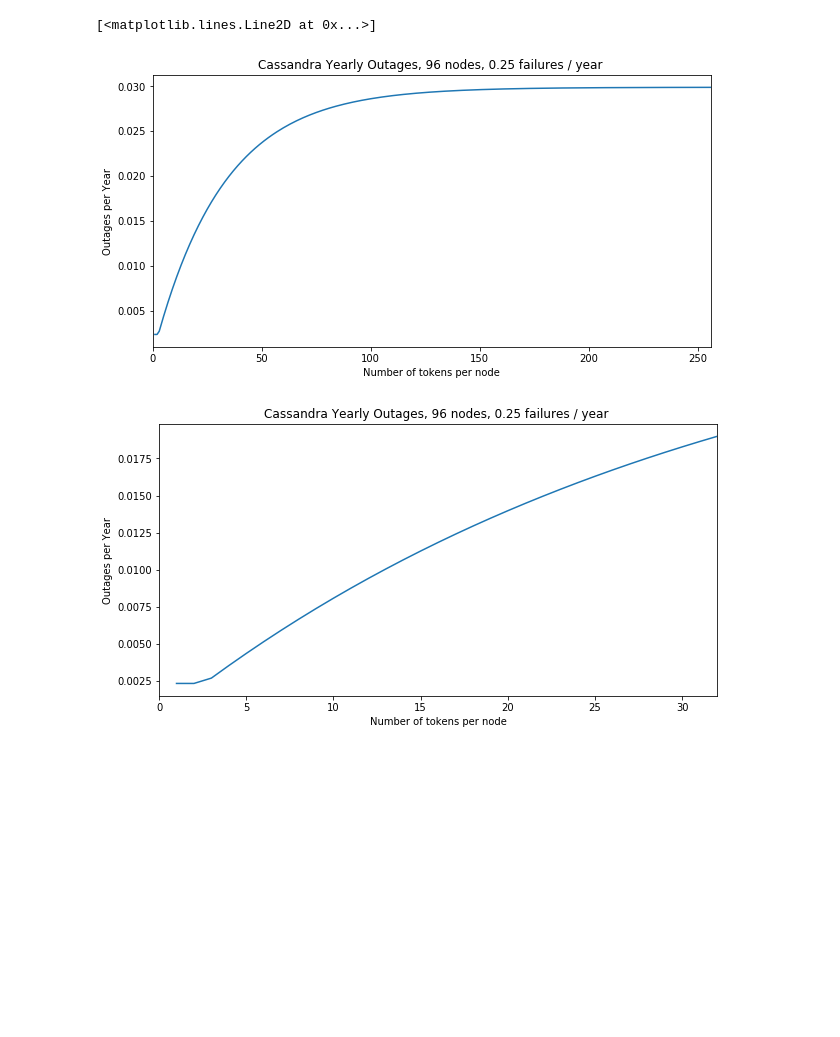
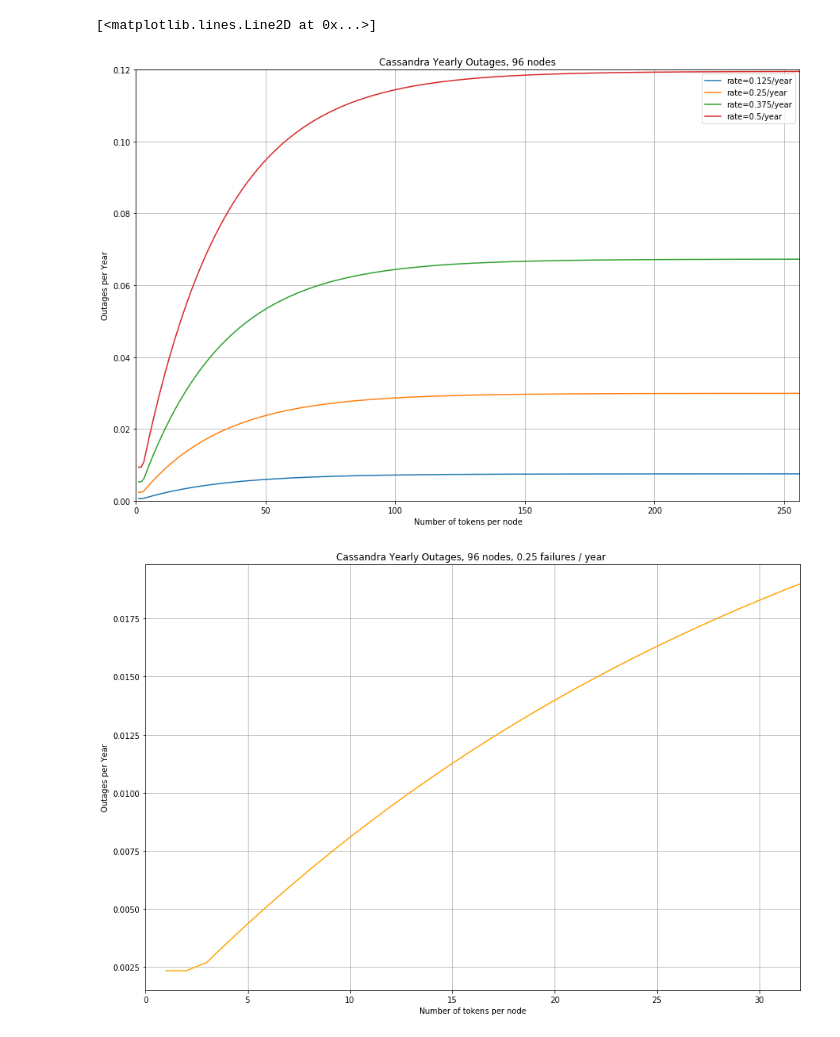
Before and after one commit to jolynch/performance-analysis, a Jupyter notebook: notebooks/cassandra_availability/cassandra_availability.ipynb, the cells around one changed output. Saved outputs shown, nothing was run; the diff lists cells and outputs as text; code cells hidden in the pictures; blank space fills up the shorter version.

```diff
--- a/notebooks/cassandra_availability/cassandra_availability.ipynb
+++ b/notebooks/cassandra_availability/cassandra_availability.ipynb
@@ -16,7 +16,8 @@ def _comb(n, k):
 # optimistic estimate because Cassandra won't place two replicas of the
 # same token on the same machine or rack, but this is close enough for
 # the model
-# https://math.stackexchange.com/questions/72223/finding-expected-number-of-distinct-values-selected-from-a-set-of-integers
+# https://math.stackexchange.com/questions/72223/
+# finding-expected-number-of-distinct-values-selected-from-a-set-of-integers
 def num_neighbors(n, v, rf):
     k = v * (rf - 1)
     # As cassandra is rack aware, we assume #racks == #replicas
@@ -35,7 +36,7 @@ def recovery_c(size, bw_in, bw_out, neighbors):
     return int(size / (min(bw_in, neighbors * bw_out)))
 
 num_nodes = 96
-vnodes = 5
+vnodes = 256
 rf = 3
 # 1000 gigabytes
 node_dataset_mb = 300 * 1024
@@ -62,33 +63,46 @@ for i in (0.125, 0.25, 0.5, 1, 2):
     )
     print(p)
 
-print("\n\nVnode Variability under {0} machine failure rate".format(arate))
-num_vnodes = range(1, 257)
-outages = []
-for vnode in num_vnodes:
-    neighbors = num_neighbors(num_nodes, vnode, rf)
+print("\n\nVnode Variability under various machine failure rates".format(arate))
+
+def compute_outage(vnodes, failure_rate, num_nodes, rf, bw_in, bw_out):
+    neighbors = num_neighbors(num_nodes, vnodes, rf)
     recovery = recovery_c(node_dataset_mb, bw_in, bw_out, neighbors)
-    failures = exp_failures(num_nodes, arate, year)
-    probability = p_outage_given_failure(recovery, neighbors, arate)
-    p = "{0: <6} {1:.2f} {2: <6} {3:.6f}".format(
-        vnode, neighbors, recovery, failures * probability
-    )
-    if vnode < 16 or vnode > 255:
-        print(p)
-    outages.append(failures * probability)
+    failures = exp_failures(num_nodes, failure_rate, year)
+    probability = p_outage_given_failure(recovery, neighbors, failure_rate)
+    #p = "{0} {1:.2f} {2:.6f} {3:.6f}".format(
+    #    vnodes, neighbors, probability, failures * probability
+    #)
+    #if vnodes < 32 or vnodes > 255:
+    #    print(p)
+    return failures * probability
 
-plt.figure(figsize=(10,5))
-plt.title("Cassandra Yearly Outages, {0} nodes, {1:.2f} failures / year ".format(num_nodes, arate * year))
+plt.figure(figsize=(15,10))
+plt.title("Cassandra Yearly Outages, {0} nodes".format(num_nodes, arate * year))
 plt.ylabel("Outages per Year")
 plt.xlabel("Number of tokens per node")
 plt.xlim(0, 256)
-plt.plot(num_vnodes, outages)
+plt.ylim(0, 0.12)
+plt.gca().grid(True)
 
-plt.figure(figsize=(10,5))
+num_vnodes = range(1, 257)
+rates = [x / year for x in (0.125, 0.250, 0.375, 0.5)]
+for rate in rates:
+    outages = []
+    for vnode in num_vnodes:
+        outages.append(compute_outage(vnode, rate, num_nodes, rf, bw_in, bw_out))
+    print(outages[:3])
+    plt.plot(num_vnodes, outages, label="rate={0}/year".format(rate*year))
+plt.legend()
+
+
+outages = [compute_outage(vnodes, arate, num_nodes, rf, bw_in, bw_out) for vnodes in num_vnodes]
+plt.figure(figsize=(15,10))
 plt.title("Cassandra Yearly Outages, {0} nodes, {1:.2f} failures / year ".format(num_nodes, arate * year))
 plt.ylabel("Outages per Year")
 plt.xlabel("Number of tokens per node")
 plt.xlim(0, 32)
-plt.plot(num_vnodes[:32], outages[:32])
+plt.gca().grid(True)
+plt.plot(num_vnodes[:32], outages[:32], color='orange')
 # %% [output]
 Failure Rate Variability
@@ -111,3 +122,3 @@ Vnode Variability under 7.92744799594e-09 machine failure rate
 [<matplotlib.lines.Line2D at 0x...>]
-[figure, old version]
+[figure, new version]
-[figure, old version]
+[figure, new version]
```
Also changed, not shown: parts of 1 cell of this notebook.
